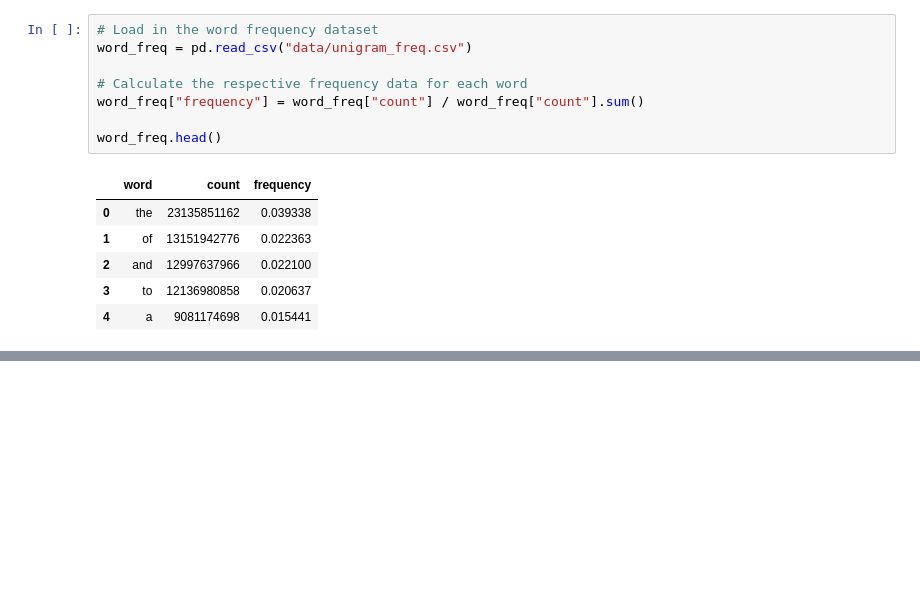
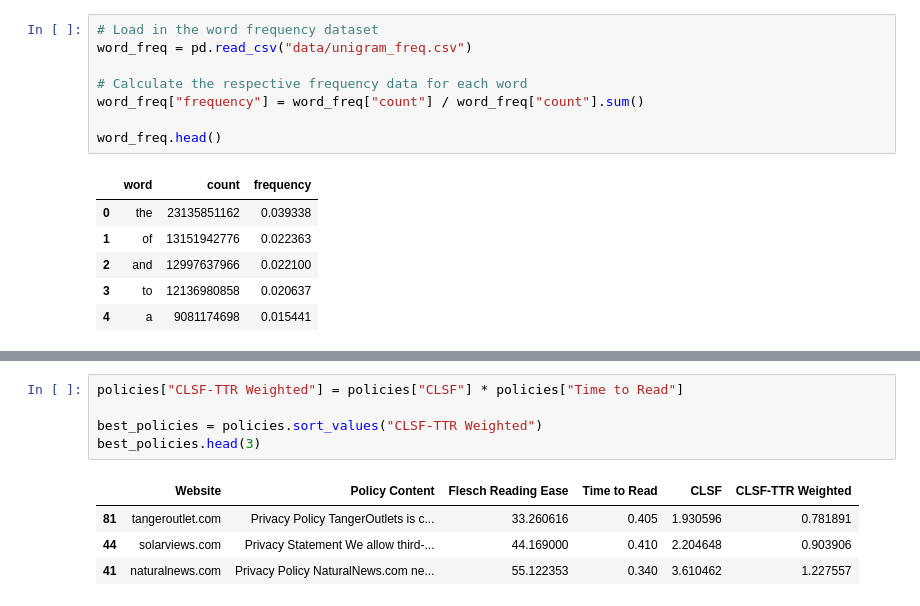
Before and after one commit to griffhurt/cmpinf1205_final, a Jupyter notebook: code/proj.ipynb, the cells around one changed output, grey strips where cells are left out. Cells and saved outputs as stored; diff of their text form; blank space fills up the shorter version.

```diff
--- a/code/proj.ipynb
+++ b/code/proj.ipynb
@@ -306,0 +567,10 @@ print(syns)
+# %%
+policies["CLSF-TTR Weighted"] = policies["CLSF"] * policies["Time to Read"]
+
+best_policies = policies.sort_values("CLSF-TTR Weighted")
+best_policies.head(3)
+# %% [output]
+|  | Website | Policy Content | Flesch Reading Ease | Time to Read | CLSF | CLSF-TTR Weighted |
+| 81 | tangeroutlet.com | Privacy Policy TangerOutlets is c... | 33.260616 | 0.405 | 1.930596 | 0.781891 |
+| 44 | solarviews.com | Privacy Statement We allow third-... | 44.169000 | 0.410 | 2.204648 | 0.903906 |
+| 41 | naturalnews.com | Privacy Policy NaturalNews.com ne... | 55.122353 | 0.340 | 3.610462 | 1.227557 |
```
Also changed, not shown: parts of 50 cells of this notebook, 1 other file.
